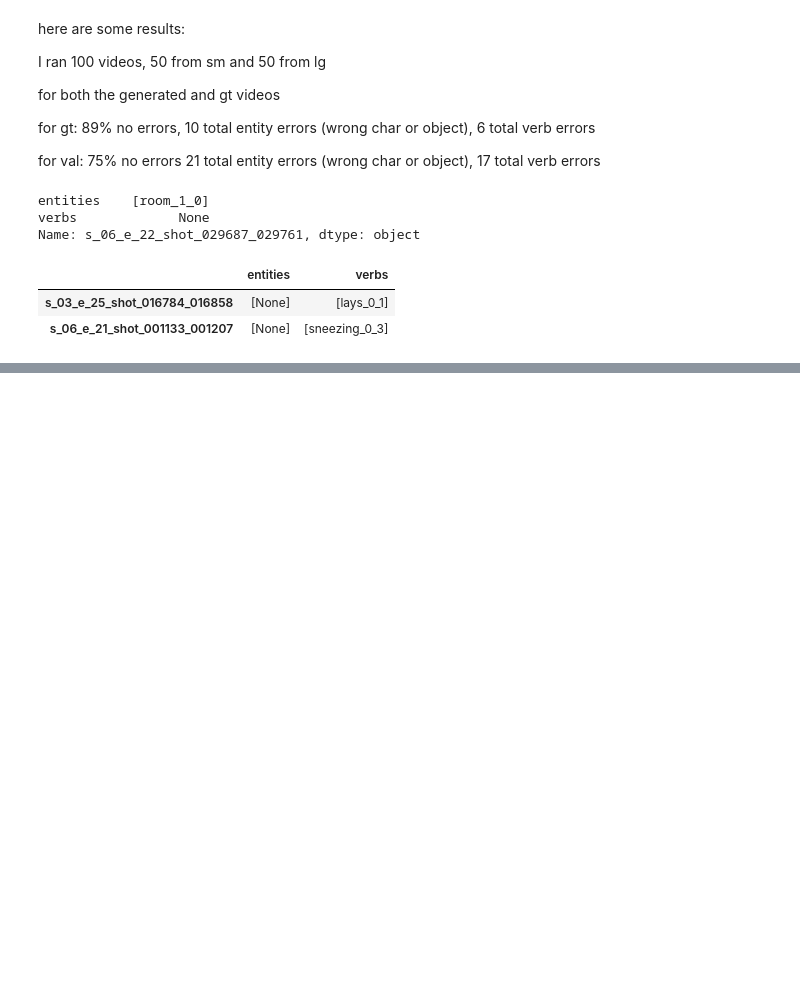
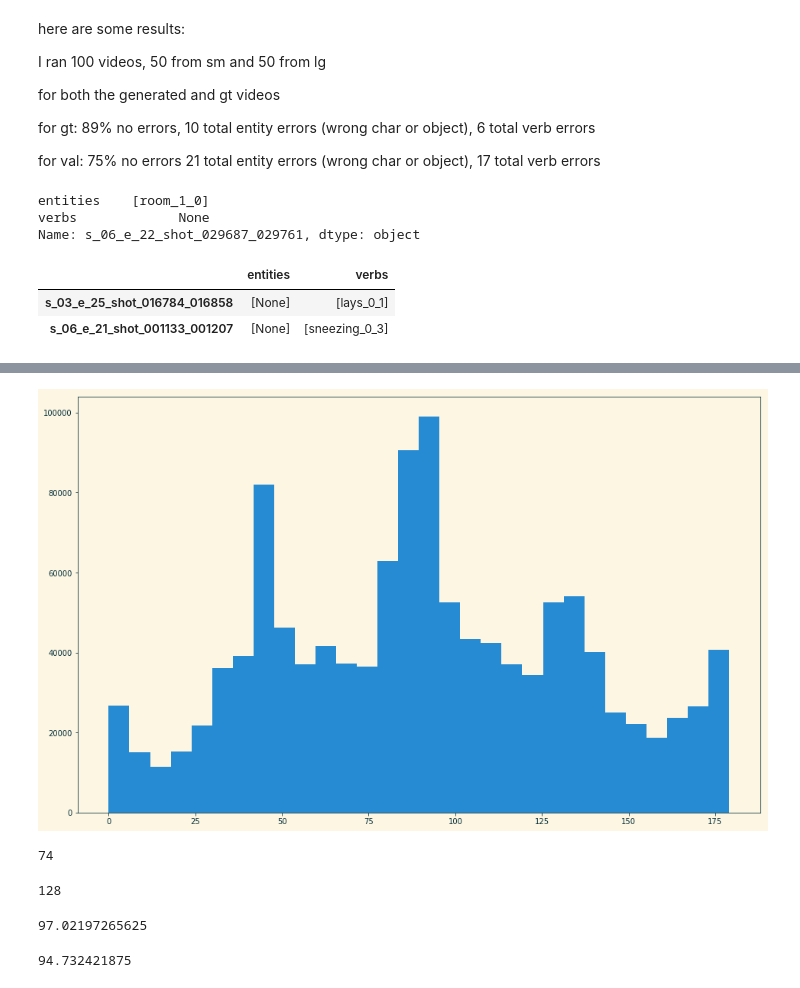
Before and after one commit to drschwenk/collect_metrics, a Jupyter notebook: mturk_driver.ipynb, the cells around one changed output, grey strips where cells are left out. Cells and saved outputs as stored; diff of their text form; code cells hidden in the pictures; blank space fills up the shorter version.

```diff
--- a/mturk_driver.ipynb
+++ b/mturk_driver.ipynb
@@ -577,0 +726,16 @@ len(complete_as)
+# %%
+_ = pd.Series(av_arr.flatten()).hist(bins=30)
+# %% [output]
+[figure, added]
+# %%
+np.min(av_arr.shape)
+# %% [output]
+74
+# %%
+np.max(av_arr.shape)
+# %% [output]
+128
+# %%
+av_arr.mean()
+# %% [output]
+97.02197265625
@@ -577,0 +744,4 @@ len(complete_as)
+# %%
+excised.mean()
+# %% [output]
+94.732421875
```
Also changed, not shown: parts of 59 cells of this notebook, 1 other file.
